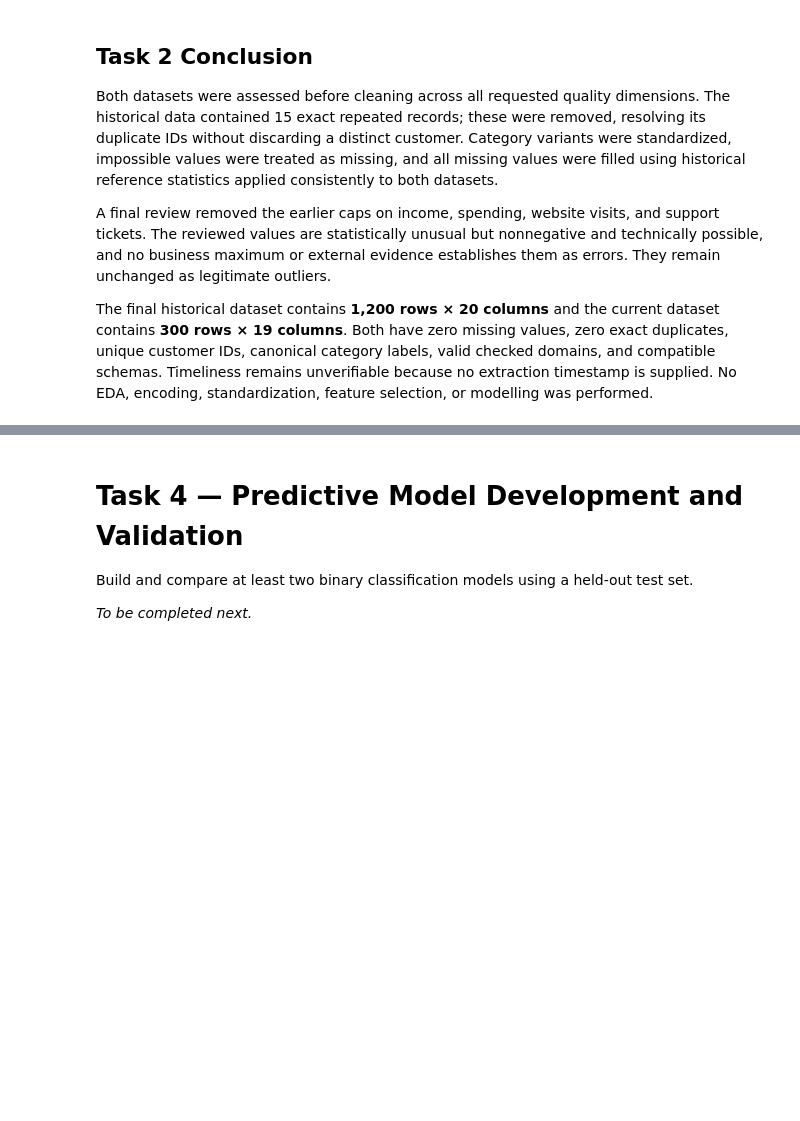
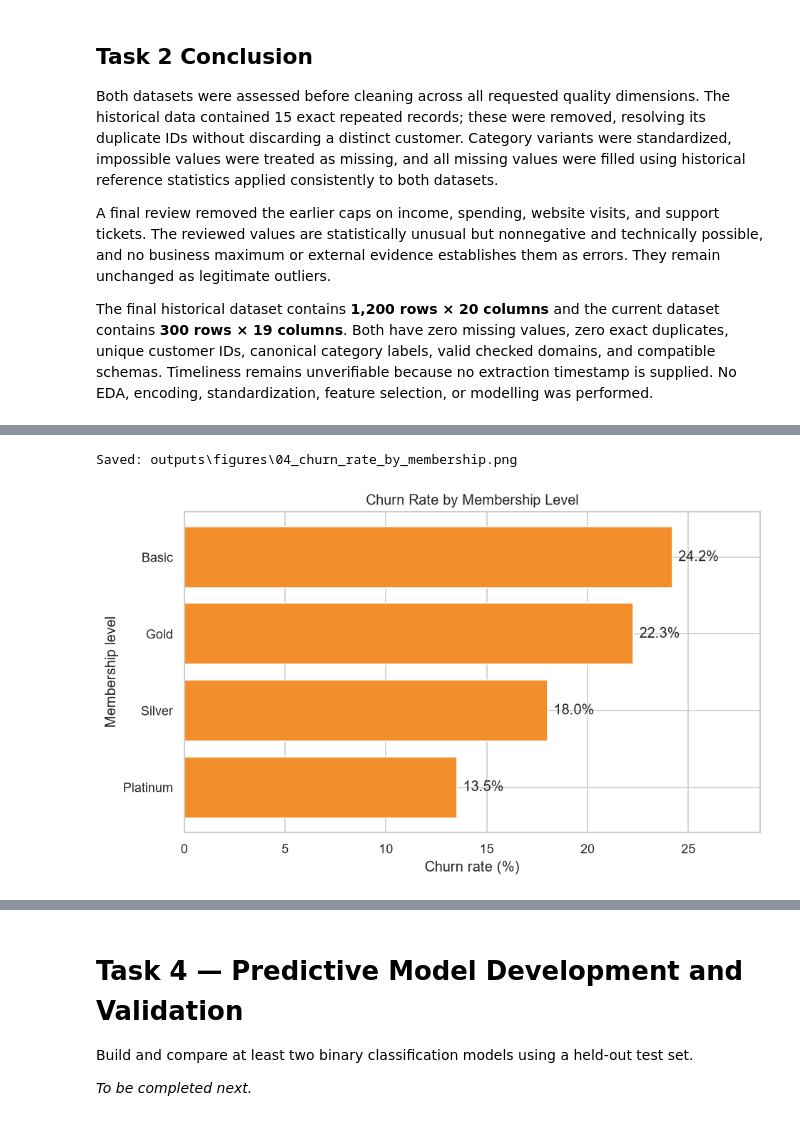
Before and after one commit to HaneenDahbour/novamart-customer-retention, a Jupyter notebook: NovaMart_Final_Project.ipynb, the cells around one changed output, grey strips where cells are left out. Drawn from its saved outputs; the diff is of its cells as text; code cells hidden in the pictures; blank space fills up the shorter version.

```diff
--- a/NovaMart_Final_Project.ipynb
+++ b/NovaMart_Final_Project.ipynb
@@ -686,0 +918,15 @@ Calculate descriptive statistics, create at least five meaningful visualizations
+# %%
+# Figure 4 — membership churn rate
+membership_rates = membership_comparison["Churn_Rate_Percent"].sort_values()
+fig, ax = plt.subplots(figsize=(8, 4.8))
+bars = ax.barh(membership_rates.index, membership_rates.values, color="#F28E2B")
+for bar, value in zip(bars, membership_rates.values):
+    ax.text(value + 0.3, bar.get_y() + bar.get_height()/2, f"{value:.1f}%", va="center")
+ax.set_title("Churn Rate by Membership Level")
+ax.set_xlabel("Churn rate (%)")
+ax.set_ylabel("Membership level")
+ax.set_xlim(0, membership_rates.max() * 1.18)
+save_and_display(fig, "04_churn_rate_by_membership.png")
+# %% [output]
+Saved: outputs\figures\04_churn_rate_by_membership.png
+[figure, added]
```
Also changed, not shown: parts of 22 cells of this notebook, 13 other files.
